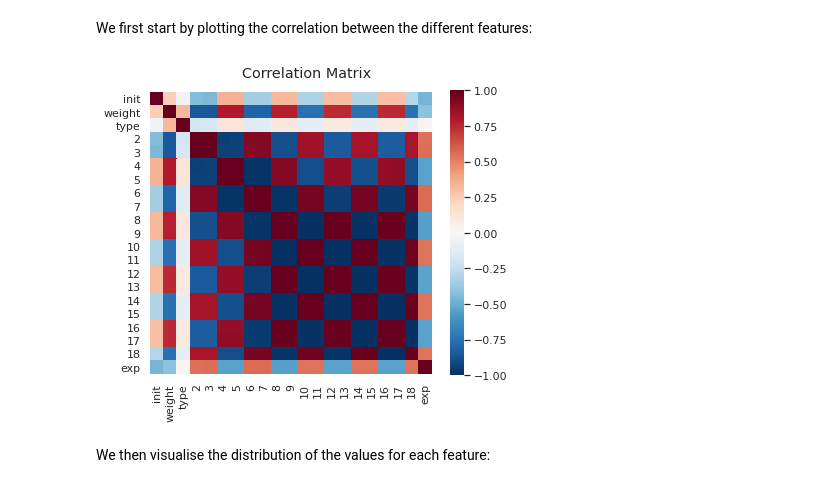
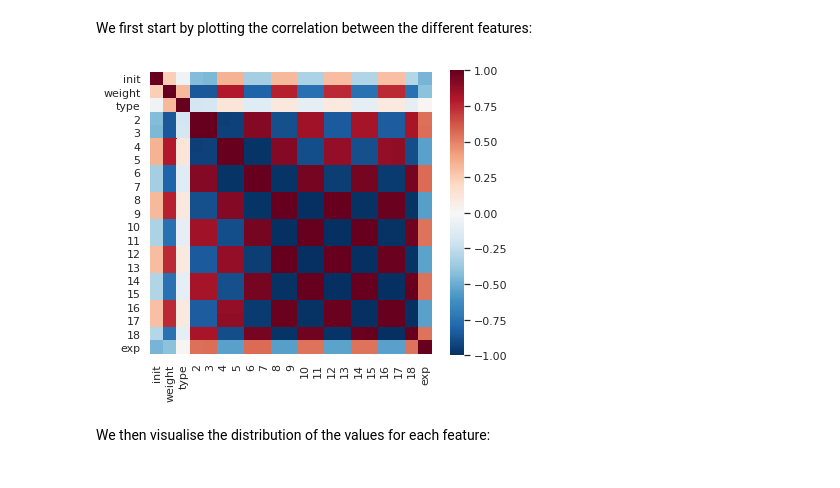
Before and after one commit to thesfinox/ml-sft-trunc, a Jupyter notebook: sft_level_trunc.ipynb, the cells around one changed output. Saved outputs shown, nothing was run; the diff lists cells and outputs as text; code cells hidden in the pictures.

```diff
--- a/sft_level_trunc.ipynb
+++ b/sft_level_trunc.ipynb
@@ -419,24 +424,23 @@ We first start by plotting the correlation between the different features:
 # %%
 corr_mat_fig, corr_mat_plot = plt.subplots(figsize = (PLT_WIDTH, PLT_HEIGHT))
 
-corr_mat_fig.suptitle('Correlation Matrix', va = 'bottom')
 corr_mat_plot = sns.heatmap(df.iloc[:,1:].corr(), #------------------------------ avoid taking the 'system' column
                             ax     = corr_mat_plot,
                             vmin   = -1.0,
                             vmax   = 1.0,
                             square = True,
                             cbar   = True,
-                            cmap   = sns.color_palette('RdBu_r', 256),
+                            cmap   = 'RdBu_r',
                             center = 0.0
                            )
 
 corr_mat_fig.tight_layout()
 corr_mat_fig.savefig(path.join(IMG_PATH, 'corr_mat.pdf'), dpi = 300, format = 'pdf')
 corr_mat_fig.savefig(path.join(IMG_PATH, 'corr_mat.jpg'), dpi = 300, format = 'jpg', quality = 95, optimize = True, progressive = True)
 plt.show()
 plt.close(corr_mat_fig)
 # %% [output]
-[figure, old version]
+[figure, new version]
 # %% [markdown]
 We then visualise the distribution of the values for each feature:
 # %%
```
Also changed, not shown: parts of 55 cells of this notebook, 3 other files.
